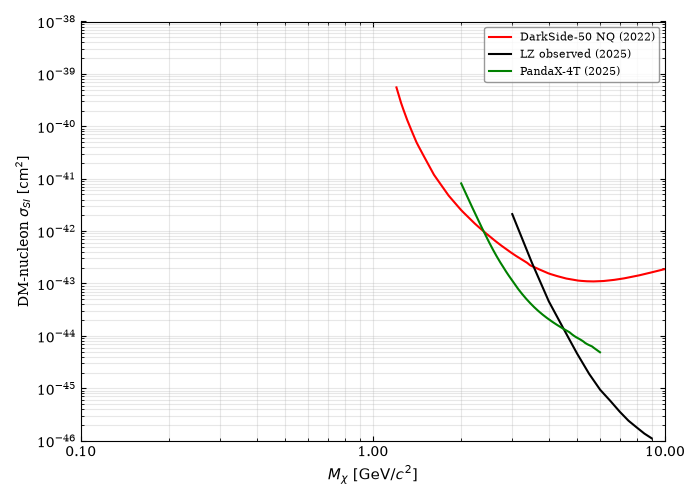
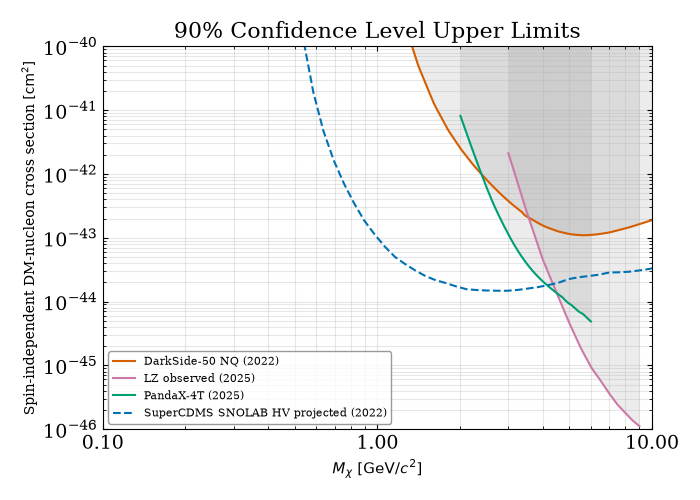
Code edit (unified diff) that turned the first committed figure into the second:
--- before
+++ after
@@ -9,5 +9,5 @@
 plt.rcParams.update({
     "font.family": "serif",
-    "font.size": 10,
+    "font.size": 14,
     "axes.linewidth": 0.8,
     "xtick.direction": "in",
@@ -33,20 +33,37 @@
                    delimiter=',', skiprows=1)
 
+# SuperCDMS SNOLAB HV projected limit (arXiv:2203.08463)
+scdms_hv = np.loadtxt('../curves/matlab/outputs/scdms_hv_cd2_p90median.csv',
+                      delimiter=',', skiprows=1)
+
+Y_TOP = 1e-40  # matches ax.set_ylim upper bound
+
 fig, ax = plt.subplots(figsize=(7, 5))
 
-ax.plot(ds50[:, 0],  ds50[:, 1],  color='red',   lw=1.5, ls='-',  label='DarkSide-50 NQ (2022)')
-ax.plot(lz_mass,     lz_limit,    color='black',  lw=1.5, ls='-',  label='LZ observed (2025)')
-ax.plot(panda[:, 0], panda[:, 1], color='green',  lw=1.5, ls='-',  label='PandaX-4T (2025)')
+ax.plot(ds50[:, 0],  ds50[:, 1],  color='#D55E00', lw=1.5, ls='-',  label='DarkSide-50 NQ (2022)')
+ax.fill_between(ds50[:, 0], ds50[:, 1], Y_TOP, color='gray', alpha=0.15, lw=0)
+
+ax.plot(lz_mass,     lz_limit,    color='#CC79A7', lw=1.5, ls='-',  label='LZ observed (2025)')
+ax.fill_between(lz_mass, lz_limit, Y_TOP, color='gray', alpha=0.15, lw=0)
+
+ax.plot(panda[:, 0], panda[:, 1], color='#009E73', lw=1.5, ls='-',  label='PandaX-4T (2025)')
+ax.fill_between(panda[:, 0], panda[:, 1], Y_TOP, color='gray', alpha=0.15, lw=0)
+
+ax.plot(scdms_hv[:, 0], scdms_hv[:, 1], color='#0072B2', lw=1.5, ls='--', label='SuperCDMS SNOLAB HV projected (2022)')
 
 ax.set_xscale('log')
 ax.set_yscale('log')
 ax.set_xlim(1e-1, 10.0)
-ax.set_ylim(1e-46, 1e-38)
+ax.set_ylim(1e-46, Y_TOP)
 ax.xaxis.set_major_formatter(ticker.ScalarFormatter())
 ax.xaxis.set_minor_formatter(ticker.NullFormatter())
 ax.set_xlabel(r'$M_\chi\ [\mathrm{GeV}/c^2]$', fontsize=11)
-ax.set_ylabel(r'DM-nucleon $\sigma_{SI}\ [\mathrm{cm}^2]$', fontsize=10)
+ax.set_ylabel(r'Spin-independent DM-nucleon cross section $[\mathrm{cm}^2]$', fontsize=10)
+
+ax.set_title(r'90$\%$ Confidence Level Upper Limits', fontsize=16)
 ax.legend(fontsize=8, frameon=True, edgecolor='gray')
 ax.grid(True, which='both', alpha=0.3)
 plt.tight_layout()
+
+fig.savefig('../curves/dm_limits_comparison.pdf')
 plt.show()

Commit: first plot ready